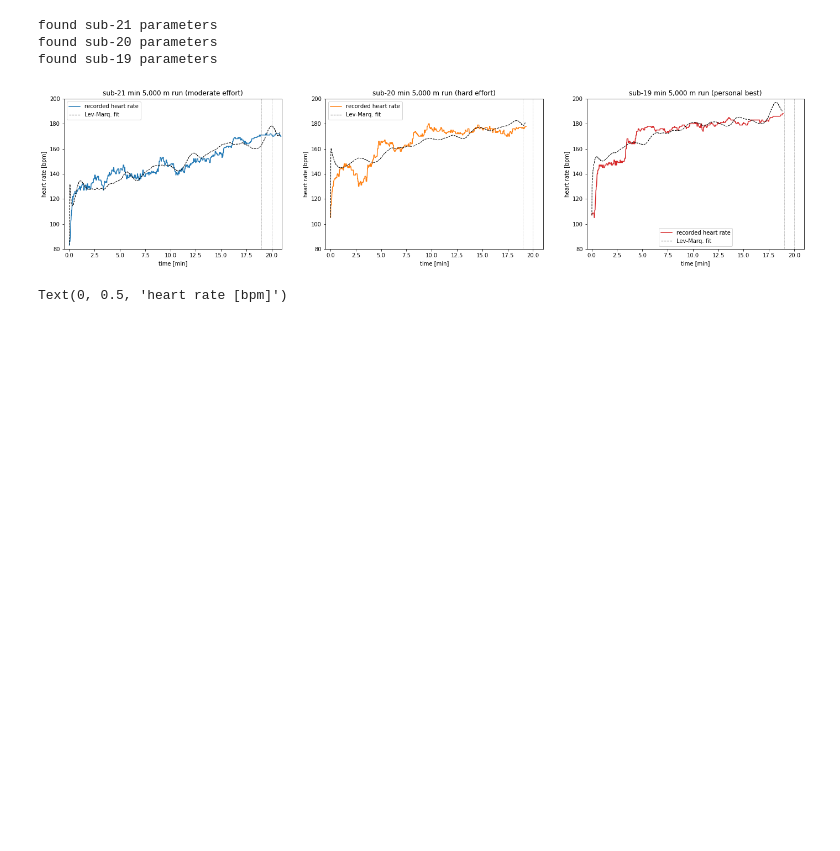
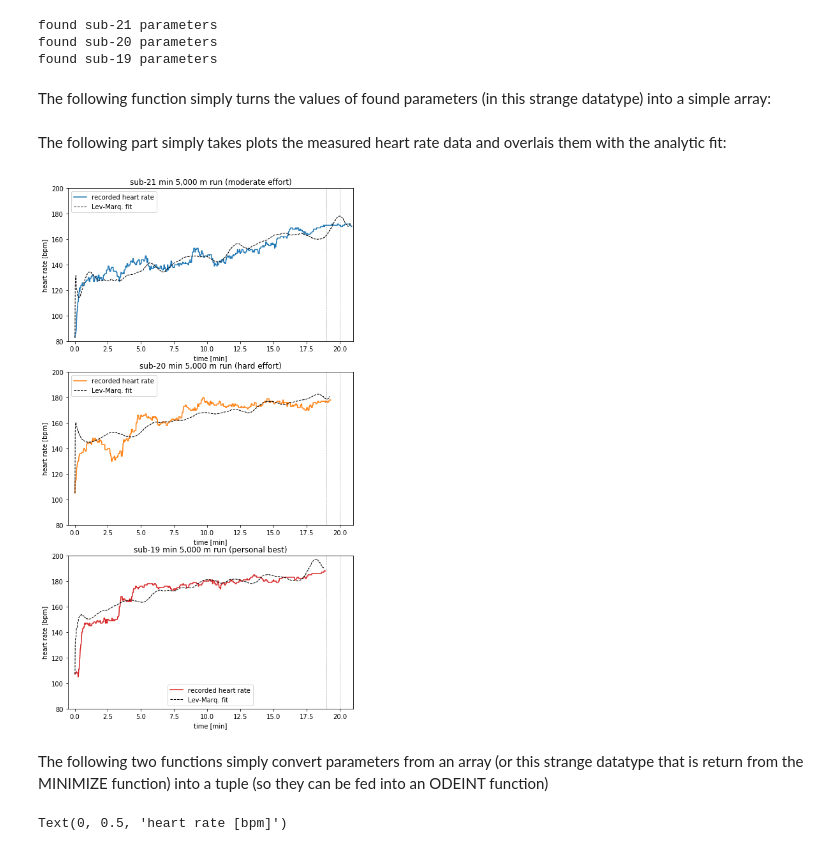
Before and after one commit to sebastiankalos/math_modeling, a Jupyter notebook: HR_analysis.ipynb, the cells around one changed output. Drawn from its saved outputs; the diff is of its cells as text; code cells hidden in the pictures; blank space fills up the shorter version.

```diff
--- a/HR_analysis.ipynb
+++ b/HR_analysis.ipynb
@@ -203,6 +207,8 @@ print("found sub-19 parameters")
 found sub-21 parameters
 found sub-20 parameters
 found sub-19 parameters
+# %% [markdown]
+The following function simply turns the values of found parameters (in this strange datatype) into a simple array:
 # %%
 def extract_params(result):
     a1 = result.params.valuesdict()["a1"]
@@ -217,7 +223,9 @@ sub_21_params = extract_params(sub_21_result)
 sub_20_params = extract_params(sub_20_result)
 sub_19_params = extract_params(sub_19_result)
+# %% [markdown]
+The following part simply takes plots the measured heart rate data and overlais them with the analytic fit:
 # %%
-fig, (plt1, plt2, plt3) = plt.subplots(1, 3, figsize=(24, 5))
+fig, (plt1, plt2, plt3) = plt.subplots(3, 1, figsize=(8, 15))
 
 plt1.plot(secs_sub_21/60, hr_sub_21, color="tab:blue",label='recorded heart rate')
 plt1.plot(secs_sub_21[:-t_integrate]/60, np.array(sub_21_final_x1)+HR_rest_sub_21, '--', linewidth=1, color='black',label="Lev-Marq. fit")
@@ -228,34 +236,36 @@ plt1.set_ylabel("heart rate [bpm]")
 plt1.set_title("sub-21 min 5,000 m run (moderate effort)")
 plt1.axvline(x=20,color="grey",linestyle='--',linewidth=0.5)
 plt1.axvline(x=19,color="grey",linestyle='--',linewidth=0.5)
 plt1.legend()
 
 
 plt2.plot(secs_sub_20/60, hr_sub_20, color="tab:orange",label='recorded heart rate')
 plt2.plot(secs_sub_20[:-t_integrate]/60, np.array(sub_20_final_x1)+HR_rest_sub_20, '--', linewidth=1, color='black',label="Lev-Marq. fit")
 plt2.set_xlim([-0.5,21])
 plt2.set_ylim([80,200])
 plt2.set_xlabel("time [min]")
 plt2.set_ylabel("heart rate [bpm]")
 plt2.set_title("sub-20 min 5,000 m run (hard effort)")
 plt2.axvline(x=20,color="grey",linestyle='--',linewidth=0.5)
 plt2.axvline(x=19,color="grey",linestyle='--',linewidth=0.5)
 plt2.legend()
 
 plt3.plot(secs_sub_19/60, hr_sub_19, color="tab:red",label='recorded heart rate')
 plt3.plot(secs_sub_19[:-t_integrate]/60, np.array(sub_19_final_x1)+HR_rest_sub_19, '--', linewidth=1, color='black',label="Lev-Marq. fit")
 plt3.set_xlim([-0.5,21])
 plt3.set_ylim([80,200])
 plt3.set_xlabel("time [min]")
 plt3.set_ylabel("heart rate [bpm]")
 plt3.set_title("sub-19 min 5,000 m run (personal best)")
 plt3.axvline(x=20,color="grey",linestyle='--',linewidth=0.5)
 plt3.axvline(x=19,color="grey",linestyle='--',linewidth=0.5)
 plt3.legend(loc="lower center")
 
 plt.savefig('heart_rate_fits.png', dpi=300)
 # %% [output]
-[figure, old version]
+[figure, new version]
+# %% [markdown]
+The following two functions simply convert parameters from an array (or this strange datatype that is return from the MINIMIZE function) into a tuple (so they can be fed into an ODEINT function)
 # %%
 def params_to_tuple(pars):
     a1 = pars[0]
```
Also changed, not shown: parts of 6 cells of this notebook, 4 other files.
